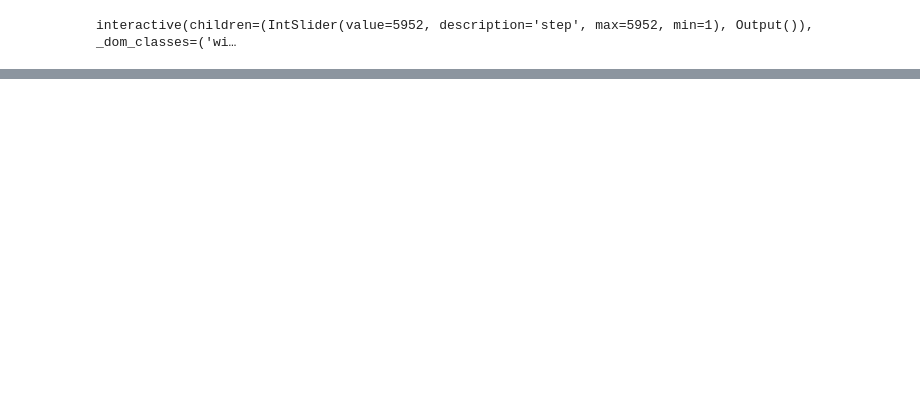
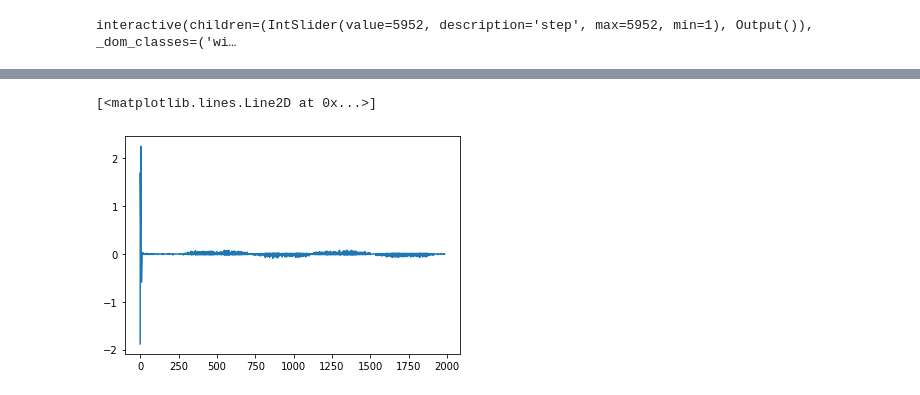
Before and after one commit to 850075610/sensor-fusion, a Jupyter notebook: integrating-uwb/round move/KF/Kalman Filter.ipynb, the cells around one changed output, grey strips where cells are left out. Saved outputs shown, nothing was run; the diff lists cells and outputs as text; code cells hidden in the pictures; blank space fills up the shorter version.

```diff
--- a/integrating-uwb/round move/KF/Kalman Filter.ipynb
+++ b/integrating-uwb/round move/KF/Kalman Filter.ipynb
@@ -127,0 +360,11 @@ interactive(children=(IntSlider(value=5952, description='step', max=5952, min=1)
+# %%
+from filterpy.common import Saver
+f = pos_vel_filter(x=(uwb_x[ini_index], 0.), R=sensor_var, Q=process_var, P=P)
+s = Saver(f)
+Xs, Covs, _, _ = f.batch_filter(zs, saver=s)
+s.to_array()
+plt.plot(s.y)
+# plt.savefig('residual.pdf', dpi=300)
+# %% [output]
+[<matplotlib.lines.Line2D at 0x...>]
+[figure, added]
```
Also changed, not shown: parts of 29 cells of this notebook, 2 other files.
